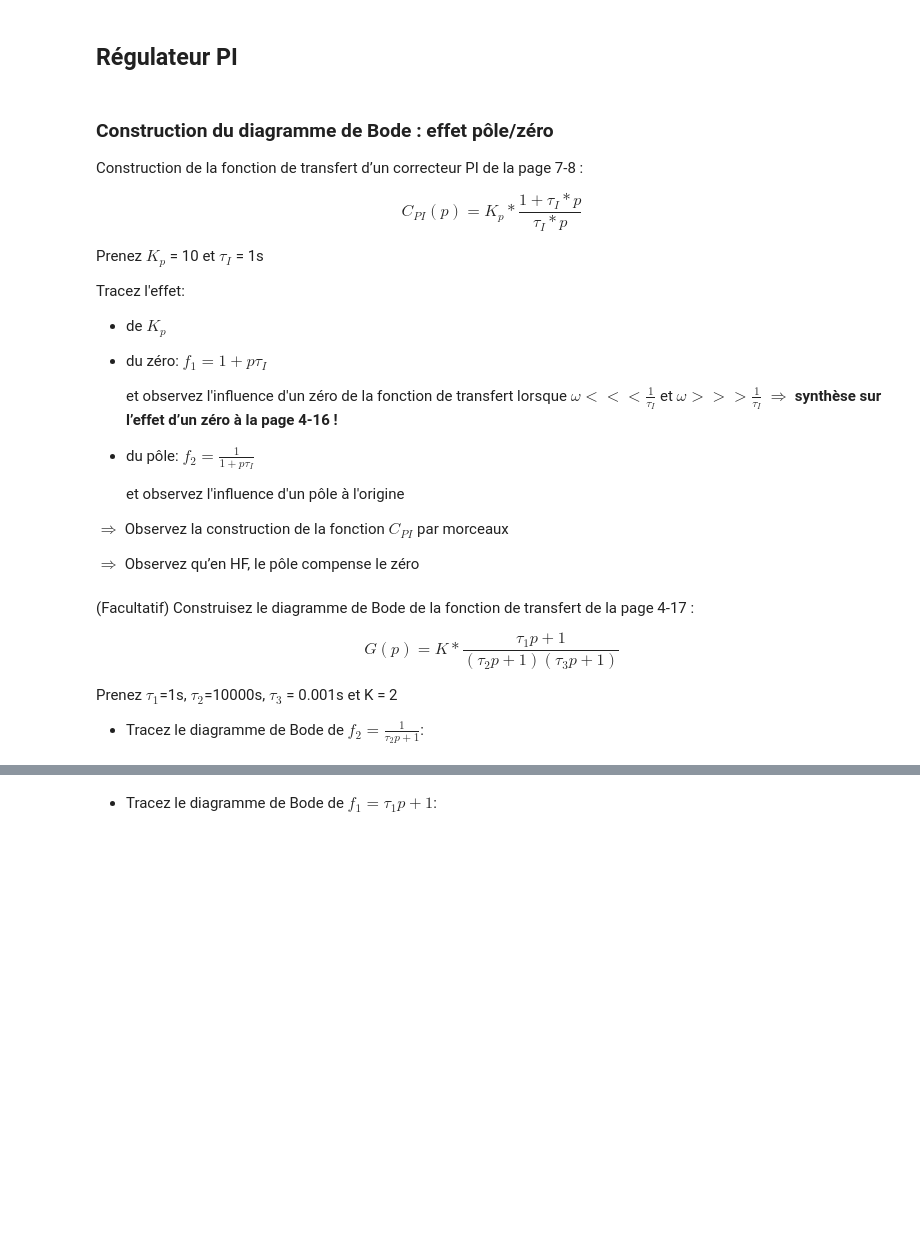
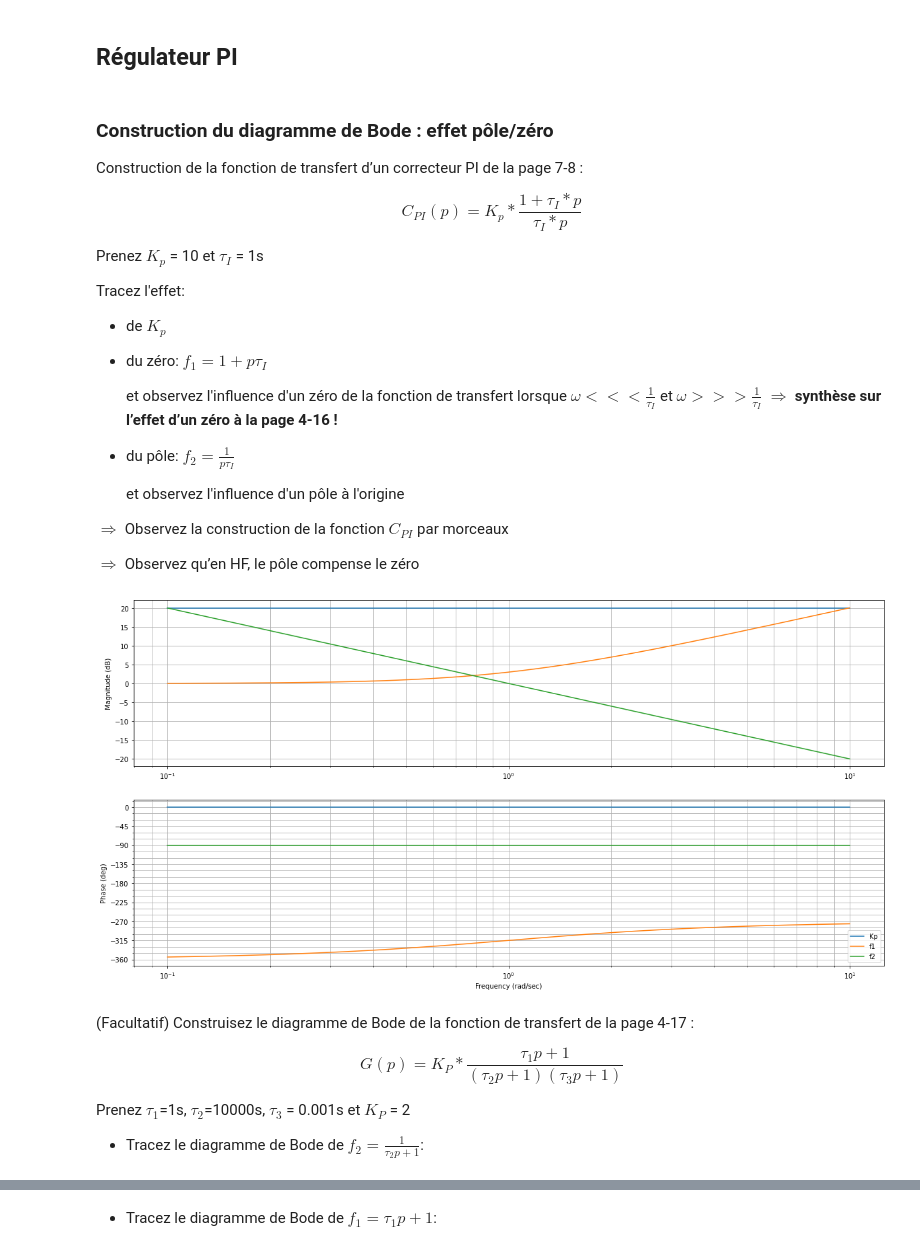
Before and after one commit to AlbanVl/ReguLaboGramme, a Jupyter notebook: _sources/regu/LaboSeance5.ipynb, the cells around one changed output, grey strips where cells are left out. Saved outputs shown, nothing was run; the diff lists cells and outputs as text; code cells hidden in the pictures; blank space fills up the shorter version.

```diff
--- a/_sources/regu/LaboSeance5.ipynb
+++ b/_sources/regu/LaboSeance5.ipynb
@@ -361,20 +361,34 @@ Tracez l'effet:
 
   et observez l'influence d'un zéro de la fonction de transfert lorsque $\omega<<<\frac{1}{\tau_I}$ et  $\omega>>>\frac{1}{\tau_I}$ $\Rightarrow$ **synthèse sur l’effet d’un zéro à la page 4-16 !**
 
-- du pôle: $f_2=\frac{1}{1+p\tau_I}$
+- du pôle: $f_2=\frac{1}{p\tau_I}$
 
   et observez l'influence d'un pôle à l'origine
 
 $\Rightarrow$ Observez la construction de la fonction $C_{PI}$ par morceaux
 
 $\Rightarrow$ Observez qu’en HF, le pôle compense le zéro
+# %%
+Kp = 10
+tI = 1
+f_Kp = ml.tf(Kp, 1)
+f1 = ml.tf([tI, 1], [1])
+f2 = ml.tf([1], [tI, 0])
+
+fig = plt.figure("", figsize=(20,10))
+ml.bode(f_Kp)
+ml.bode(f1)
+ml.bode(f2)
+plt.legend(['Kp', 'f1', 'f2']);
+# %% [output]
+[figure, added]
 # %% [markdown]
 (Facultatif) Construisez le diagramme de Bode de la fonction de transfert de la page 4-17 :
 
 $$
-G(p) = K*\frac{\tau_1p+1}{(\tau_2p+1)(\tau_3p+1)}
+G(p) = K_P*\frac{\tau_1p+1}{(\tau_2p+1)(\tau_3p+1)}
 $$
 
-Prenez $\tau_1$=1s, $\tau_2$=10000s, $\tau_3$ = 0.001s et K = 2
+Prenez $\tau_1$=1s, $\tau_2$=10000s, $\tau_3$ = 0.001s et $K_P$ = 2
 
 - Tracez le diagramme de Bode de $f_2=\frac{1}{\tau_2p+1}$:
```
Also changed, not shown: parts of 6 cells of this notebook, 11 other files.
